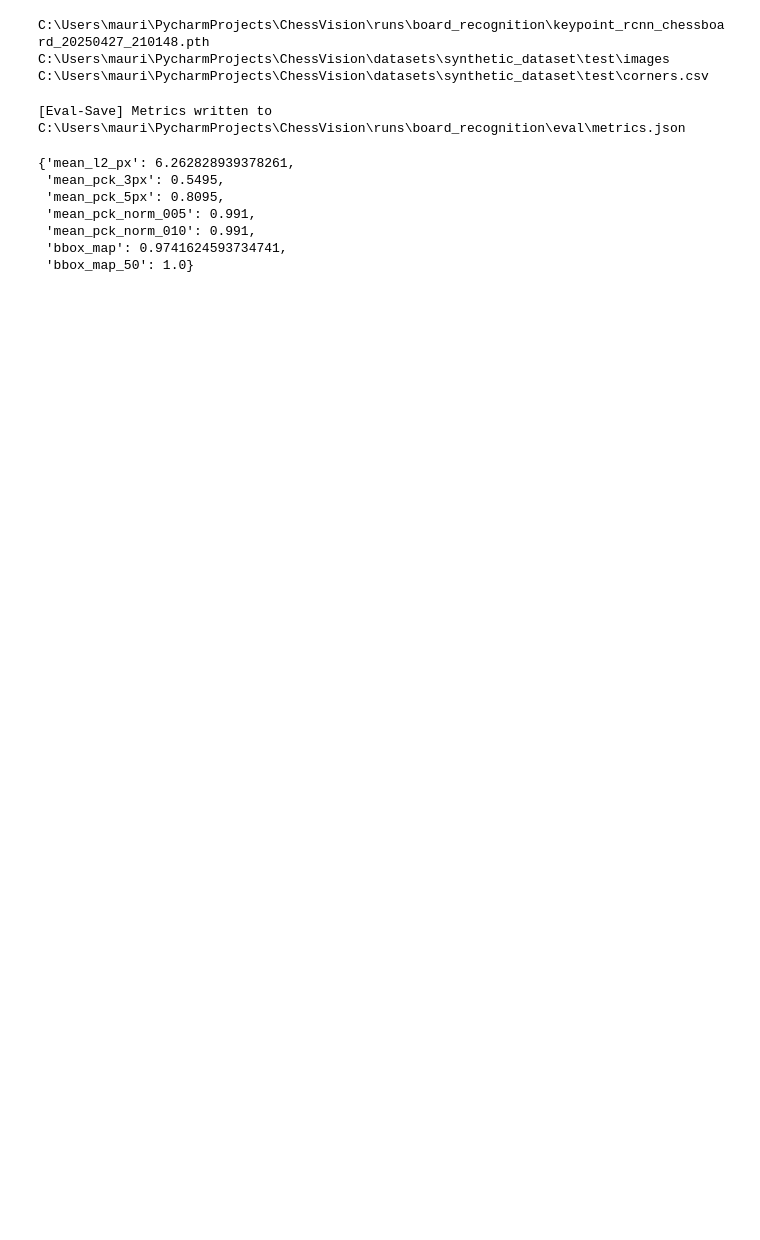
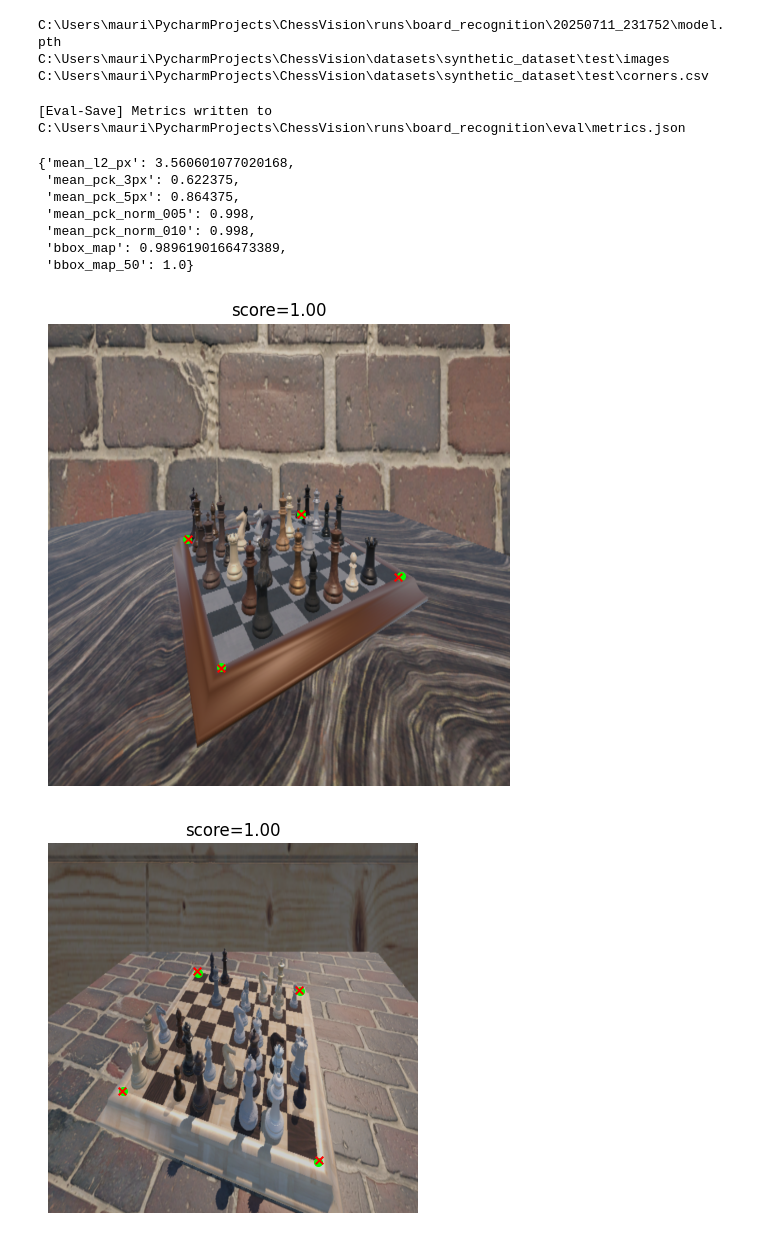
Before and after one commit to Maurino666/ChessVision, a Jupyter notebook: board_recognition_pipeline/eval_trained_model.ipynb, the cells around one changed output. Drawn from its saved outputs; the diff is of its cells as text; code cells hidden in the pictures; blank space fills up the shorter version.

Commit message:
Fixed eval error, added review_predictions functions.

```diff
--- a/board_recognition_pipeline/eval_trained_model.ipynb
+++ b/board_recognition_pipeline/eval_trained_model.ipynb
@@ -10,7 +10,7 @@ from board_recognition_pipeline.pipeline import PROJECT_ROOT
 
 PROJECT_ROOT = Path.cwd().parent.resolve()
 
-CKPT_PATH   = PROJECT_ROOT / "runs" / "board_recognition" / "keypoint_rcnn_chessboard_20250427_210148.pth"
+CKPT_PATH   = PROJECT_ROOT / "runs" / "board_recognition" / "20250711_231752" / "model.pth"
 TEST_IMAGES = PROJECT_ROOT / "datasets" / "synthetic_dataset" / "test" / "images"
 TEST_CSV    = PROJECT_ROOT / "datasets" / "synthetic_dataset" / "test" / "corners.csv"
 
@@ -21,7 +21,7 @@ print(TEST_CSV)
 NUM_KEYPOINTS = 4      # TL, TR, BL, BR
 DEVICE        = "cuda"
 # %% [output]
-C:\Users\mauri\PycharmProjects\ChessVision\runs\board_recognition\keypoint_rcnn_chessboard_20250427_210148.pth
+C:\Users\mauri\PycharmProjects\ChessVision\runs\board_recognition\20250711_231752\model.pth
 C:\Users\mauri\PycharmProjects\ChessVision\datasets\synthetic_dataset\test\images
 C:\Users\mauri\PycharmProjects\ChessVision\datasets\synthetic_dataset\test\corners.csv
 # %%
@@ -35,10 +35,27 @@ evaluate_trained_model(
 )
 # %% [output]
 [Eval-Save] Metrics written to C:\Users\mauri\PycharmProjects\ChessVision\runs\board_recognition\eval\metrics.json
-{'mean_l2_px': 6.262828939378261,
- 'mean_pck_3px': 0.5495,
- 'mean_pck_5px': 0.8095,
- 'mean_pck_norm_005': 0.991,
- 'mean_pck_norm_010': 0.991,
- 'bbox_map': 0.9741624593734741,
+{'mean_l2_px': 3.560601077020168,
+ 'mean_pck_3px': 0.622375,
+ 'mean_pck_5px': 0.864375,
+ 'mean_pck_norm_005': 0.998,
+ 'mean_pck_norm_010': 0.998,
+ 'bbox_map': 0.9896190166473389,
  'bbox_map_50': 1.0}
+# %%
+from board_recognition.eval import preview_predictions
+from board_recognition import load_model
+
+model = load_model(CKPT_PATH)
+
+preview_predictions(
+    model=model,
+    dataset_root=TEST_IMAGES,
+    csv_path=TEST_CSV,
+    device="cuda",
+    batch_size=4,
+    max_examples=6,   # show 6 images, early-exit afterwards
+)
+# %% [output]
+[figure, added]
+[figure, added]
```
Also changed, not shown: parts of 1 cell of this notebook, 2 other files.
